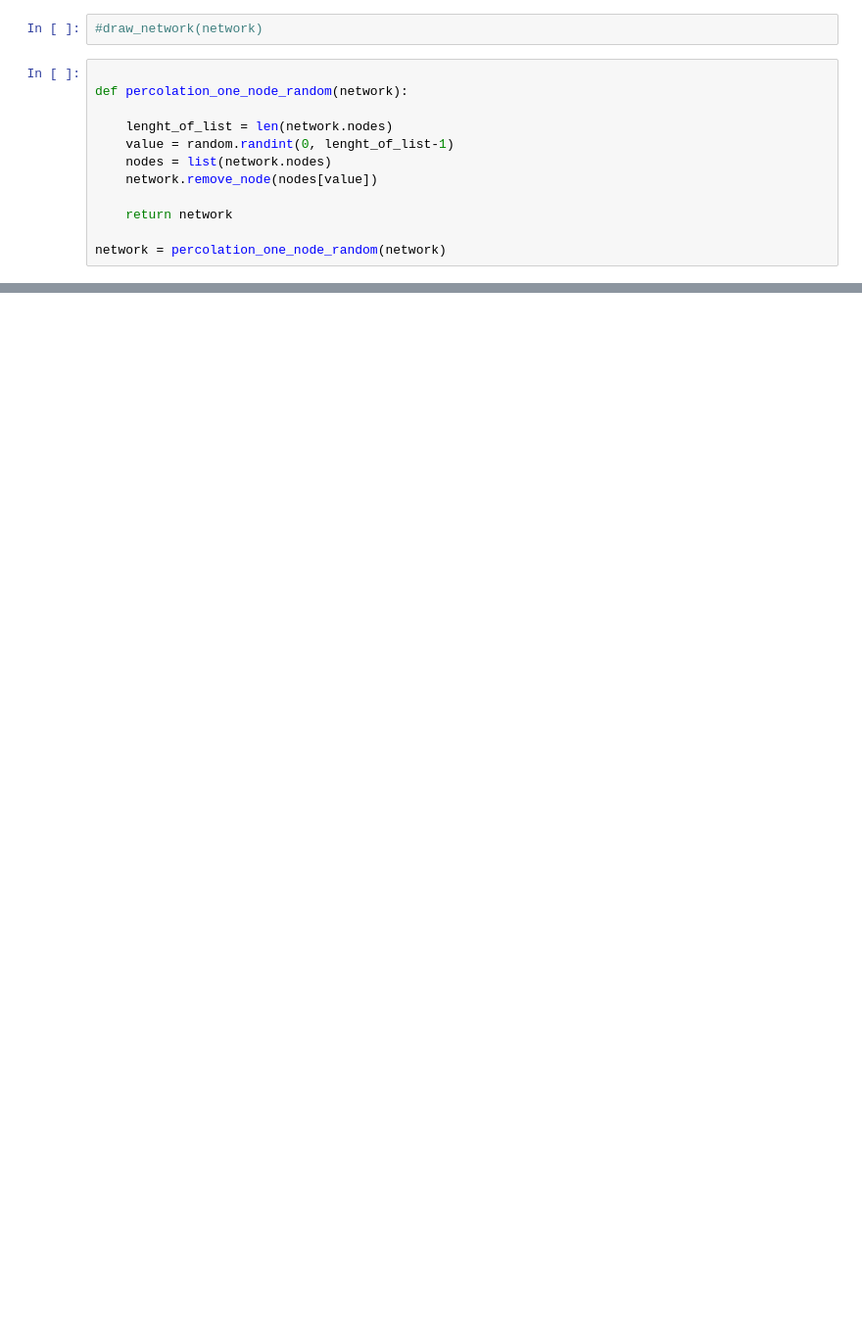
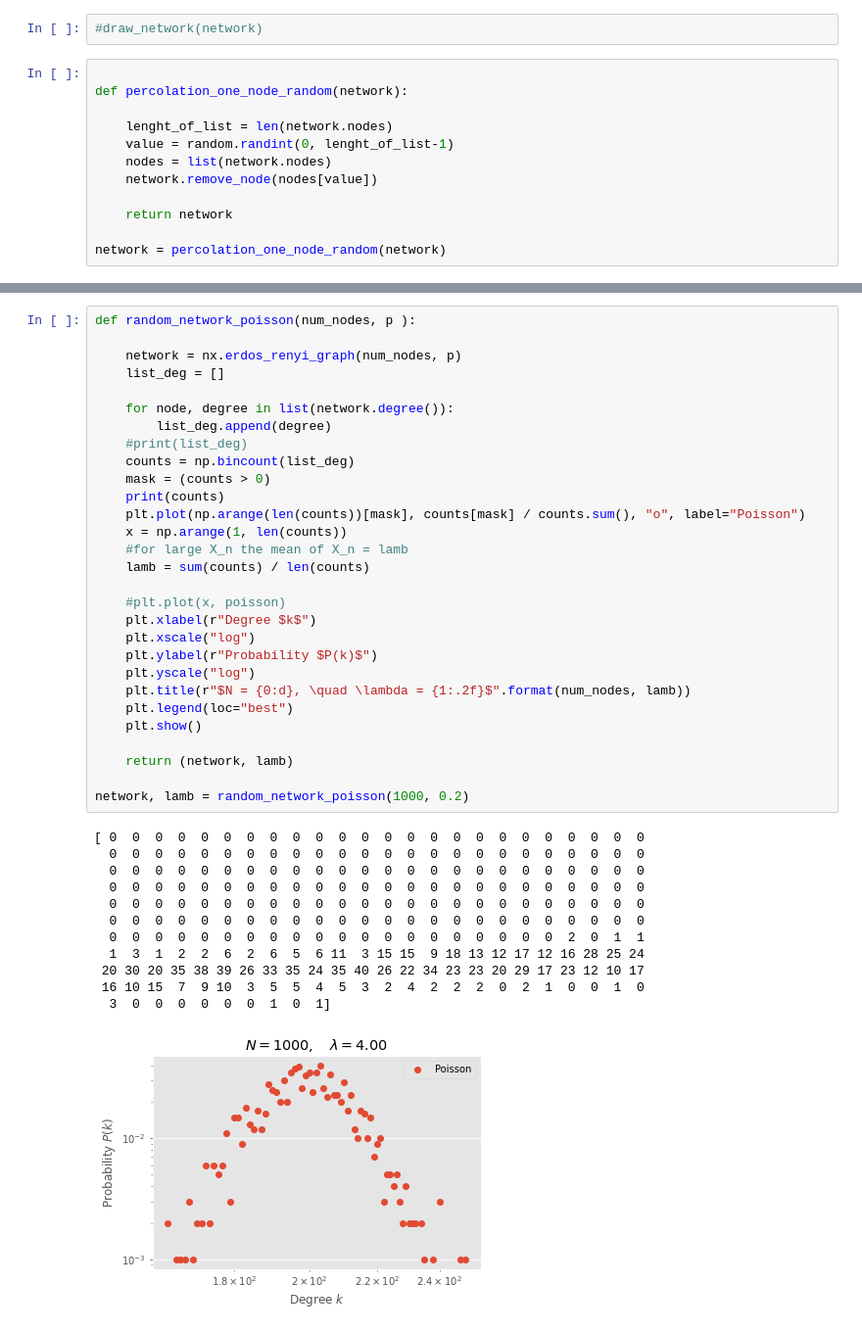
Before and after one commit to Big-data-Group-97/Learning-From-Netwok-Project-, a Jupyter notebook: LearnigFromNetwork.ipynb, the cells around one changed output, grey strips where cells are left out. Shown at 98% size. Cells and saved outputs as stored; diff of their text form; blank space fills up the shorter version.

```diff
--- a/LearnigFromNetwork.ipynb
+++ b/LearnigFromNetwork.ipynb
@@ -168,0 +181,42 @@ p_c = p_c_poisson(network, lamb)
+# %%
+def random_network_poisson(num_nodes, p ):
+
+    network = nx.erdos_renyi_graph(num_nodes, p)
+    list_deg = []
+
+    for node, degree in list(network.degree()):
+        list_deg.append(degree)
+    #print(list_deg)
+    counts = np.bincount(list_deg)
+    mask = (counts > 0)
+    print(counts)
+    plt.plot(np.arange(len(counts))[mask], counts[mask] / counts.sum(), "o", label="Poisson")
+    x = np.arange(1, len(counts))
+    #for large X_n the mean of X_n = lamb
+    lamb = sum(counts) / len(counts)
+
+    #plt.plot(x, poisson)
+    plt.xlabel(r"Degree $k$")
+    plt.xscale("log")
+    plt.ylabel(r"Probability $P(k)$")
+    plt.yscale("log")
+    plt.title(r"$N = {0:d}, \quad \lambda = {1:.2f}$".format(num_nodes, lamb))
+    plt.legend(loc="best")
+    plt.show()
+
+    return (network, lamb)
+
+network, lamb = random_network_poisson(1000, 0.2)
+# %% [output]
+[ 0  0  0  0  0  0  0  0  0  0  0  0  0  0  0  0  0  0  0  0  0  0  0  0
+  0  0  0  0  0  0  0  0  0  0  0  0  0  0  0  0  0  0  0  0  0  0  0  0
+  0  0  0  0  0  0  0  0  0  0  0  0  0  0  0  0  0  0  0  0  0  0  0  0
+  0  0  0  0  0  0  0  0  0  0  0  0  0  0  0  0  0  0  0  0  0  0  0  0
+  0  0  0  0  0  0  0  0  0  0  0  0  0  0  0  0  0  0  0  0  0  0  0  0
+  0  0  0  0  0  0  0  0  0  0  0  0  0  0  0  0  0  0  0  0  0  0  0  0
+  0  0  0  0  0  0  0  0  0  0  0  0  0  0  0  0  0  0  0  0  2  0  1  1
+  1  3  1  2  2  6  2  6  5  6 11  3 15 15  9 18 13 12 17 12 16 28 25 24
+ 20 30 20 35 38 39 26 33 35 24 35 40 26 22 34 23 23 20 29 17 23 12 10 17
+ 16 10 15  7  9 10  3  5  5  4  5  3  2  4  2  2  2  0  2  1  0  0  1  0
+  3  0  0  0  0  0  0  1  0  1]
+[figure, added]
```
Also changed, not shown: parts of 10 cells of this notebook.
